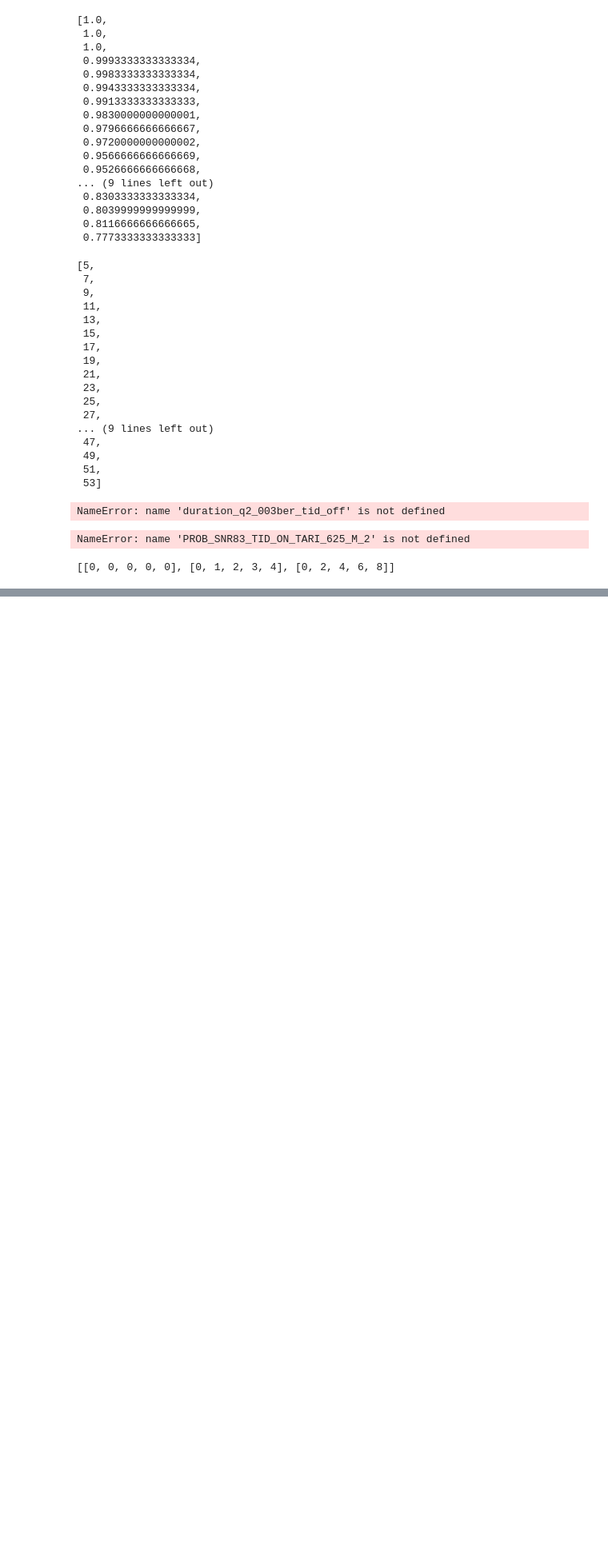
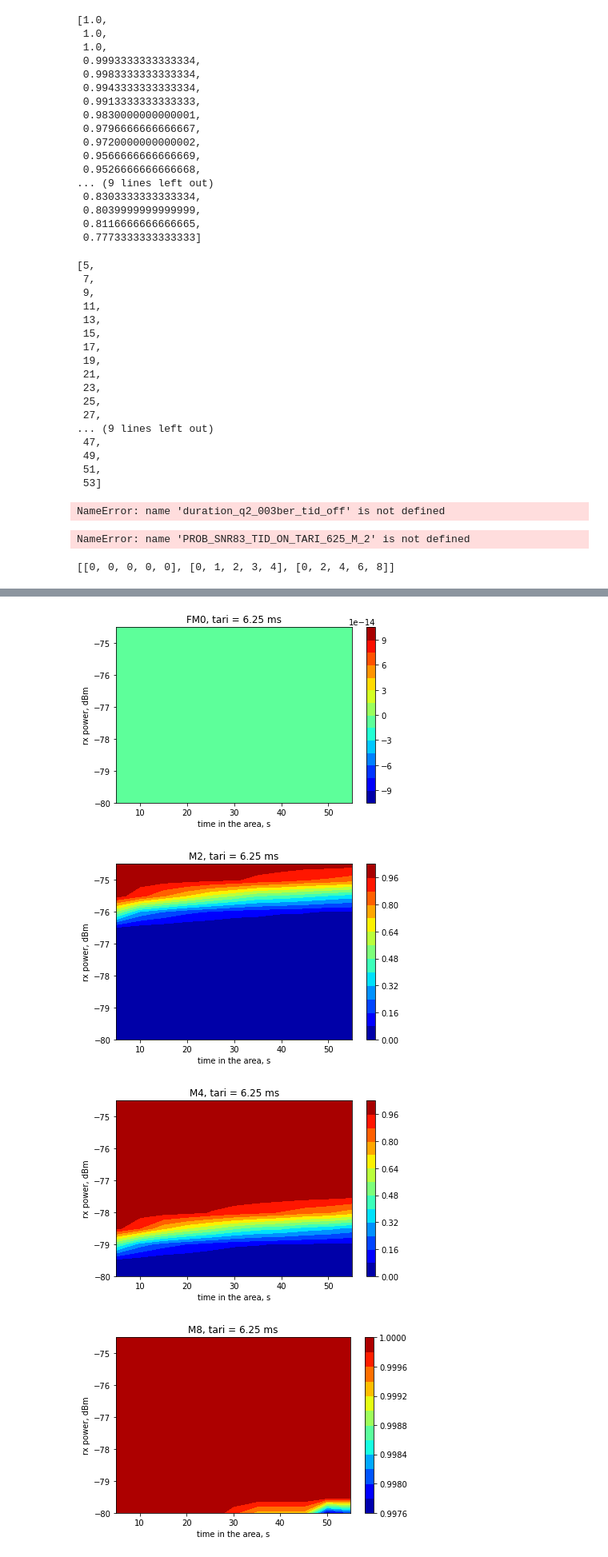
Before and after one commit to FenikL/rfid_project, a Jupyter notebook: experiments/experiments.ipynb, the cells around one changed output, grey strips where cells are left out. Shown at 80% size. Cells and saved outputs as stored; diff of their text form; code cells hidden in the pictures; blank space fills up the shorter version.

```diff
--- a/experiments/experiments.ipynb
+++ b/experiments/experiments.ipynb
@@ -1067,0 +1155,36 @@ plt.show()
+# %%
+x, y = np.meshgrid(v, snr)
+i = 0
+for p_ in p_all:
+    p = np.array(p_)
+    levels = MaxNLocator(nbins=15).tick_values(p.min(), p.max())
+    #cmap = plt.get_cmap('PiYG')
+    cmap = plt.get_cmap('jet')
+    norm = BoundaryNorm(levels, ncolors=cmap.N, clip=True)
+
+    fig, (ax1) = plt.subplots(nrows=1)
+
+
+
+
+    # contours are *point* based plots, so convert our bound into point
+    # centers
+    cf = ax1.contourf(x,
+                    y, p_, levels=levels,
+                    cmap=cmap)
+    fig.colorbar(cf, ax=ax1)
+    #ax1.set_title('SNR, v, p')
+    ax1.set(xlabel='time in the area, s', ylabel='rx power, dBm',
+       title=title_list[i])
+    i += 1
+
+    # adjust spacing between subplots so `ax1` title and `ax0` tick labels
+    # don't overlap
+    fig.tight_layout()
+
+    plt.show()
+# %% [output]
+[figure, added]
+[figure, added]
+[figure, added]
+[figure, added]
```
Also changed, not shown: parts of 14 cells of this notebook, 1 other file.
